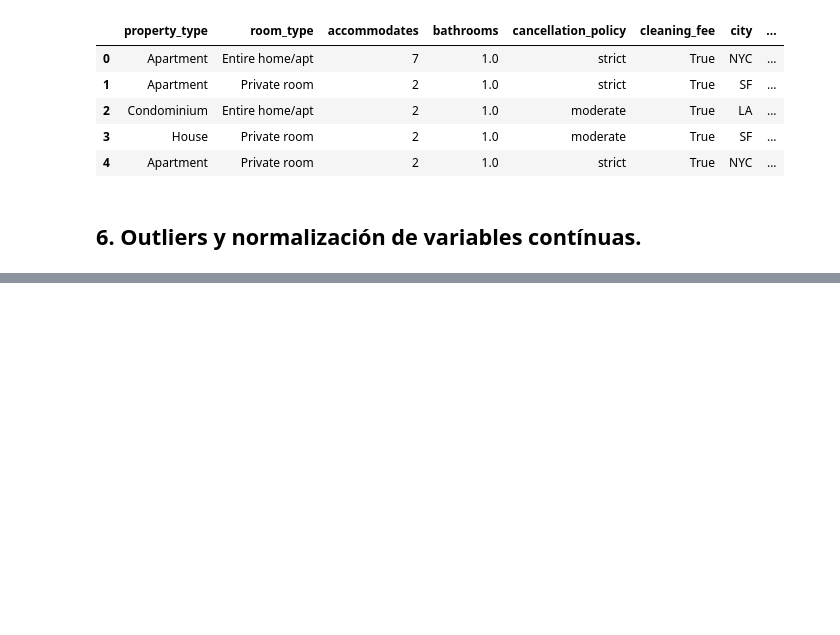
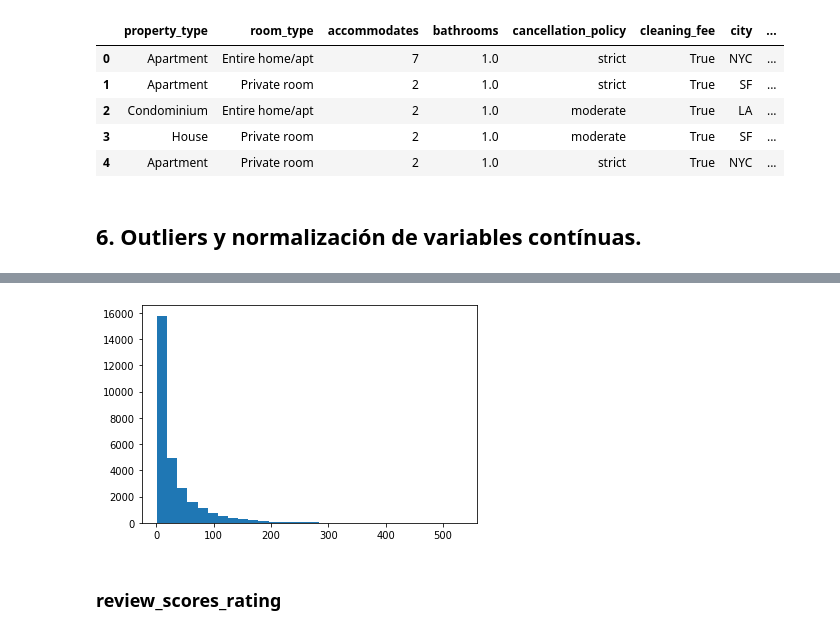
Before and after one commit to luisferlc/datamex1019, a Jupyter notebook: module-3/airbnb/airbnb kaggle.ipynb, the cells around one changed output, grey strips where cells are left out. Cells and saved outputs as stored; diff of their text form; code cells hidden in the pictures; blank space fills up the shorter version.

```diff
--- a/module-3/airbnb/airbnb kaggle.ipynb
+++ b/module-3/airbnb/airbnb kaggle.ipynb
@@ -650,0 +726,6 @@ df.head()
+# %%
+plt.hist(df.number_of_reviews,bins=30);
+# %% [output]
+[figure, added]
+# %% [markdown]
+### review_scores_rating
```
Also changed, not shown: parts of 49 cells of this notebook.
